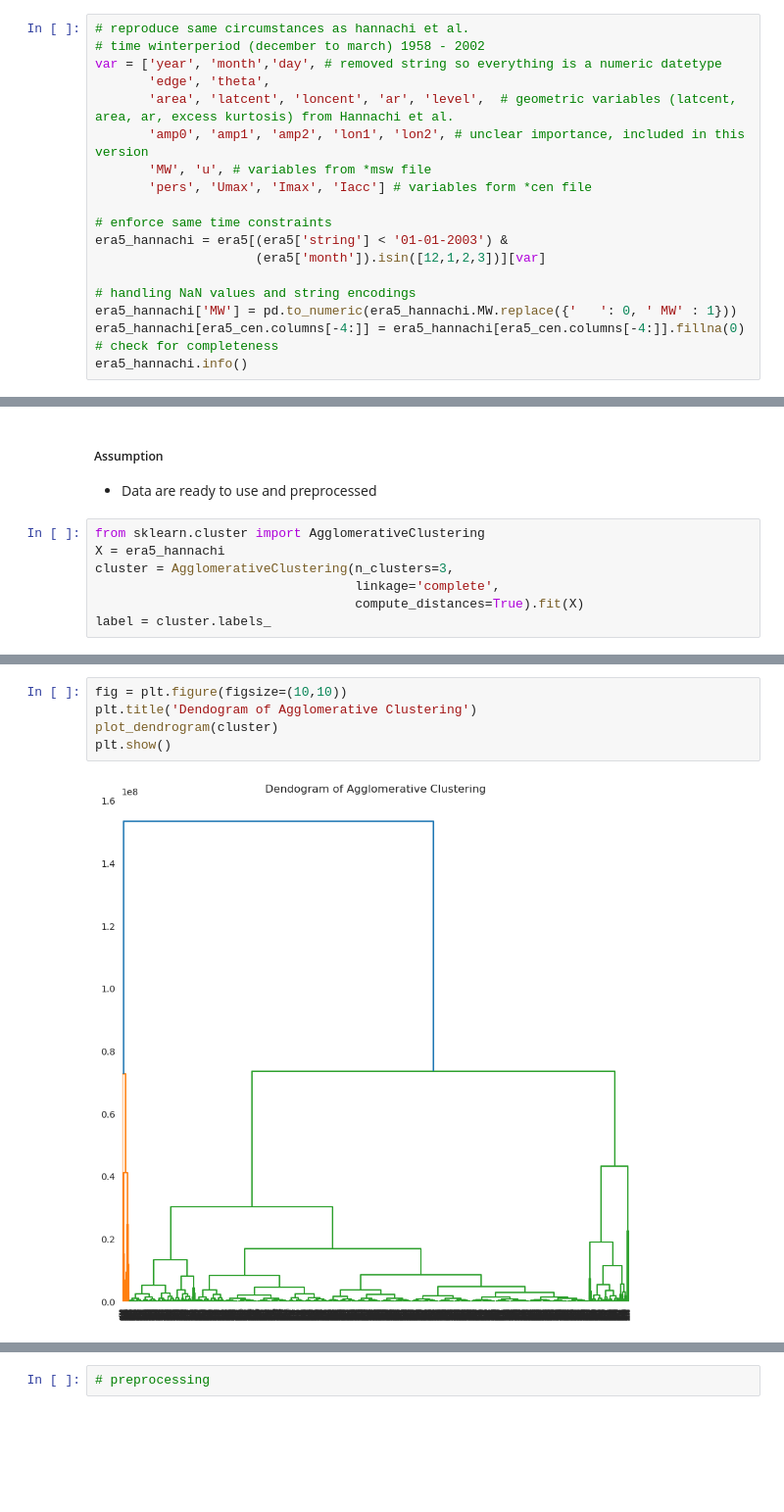
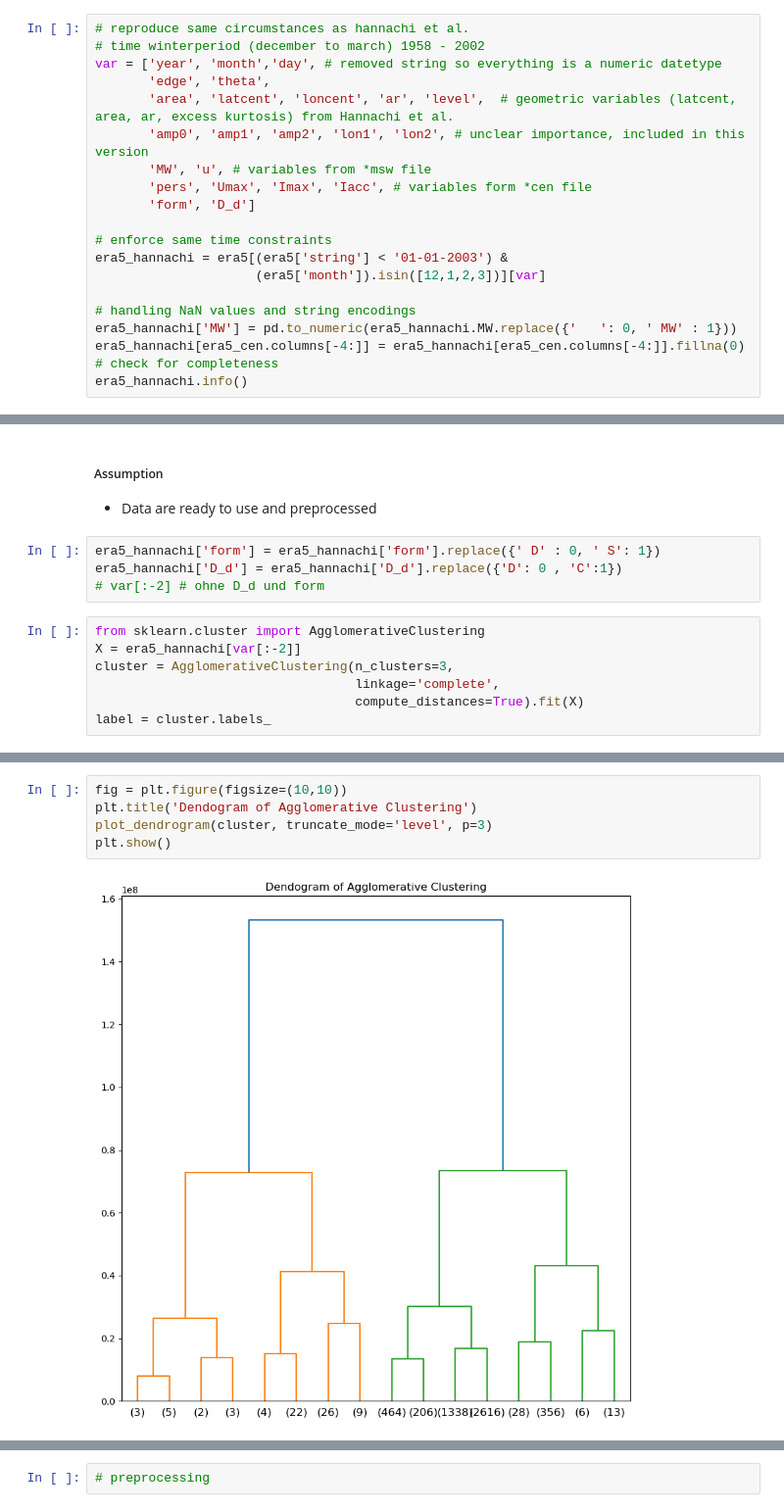
Before and after one commit to hGl0/arctic, a Jupyter notebook: Playground.ipynb, the cells around one changed output, grey strips where cells are left out. Shown at 98% size. Drawn from its saved outputs; the diff is of its cells as text; blank space fills up the shorter version.

Commit message:
Hierarchical clustering reproduces Hannachi et al. approximately(!), check for errors and possible sources of differences, check for label integrity with entire data set

```diff
--- a/Playground.ipynb
+++ b/Playground.ipynb
@@ -223,7 +247,8 @@ var = ['year', 'month','day', # removed string so everything is a numeric datety
        'area', 'latcent', 'loncent', 'ar', 'level',  # geometric variables (latcent, area, ar, excess kurtosis) from Hannachi et al.
        'amp0', 'amp1', 'amp2', 'lon1', 'lon2', # unclear importance, included in this version
        'MW', 'u', # variables from *msw file
-       'pers', 'Umax', 'Imax', 'Iacc'] # variables form *cen file
+       'pers', 'Umax', 'Imax', 'Iacc', # variables form *cen file
+       'form', 'D_d']
 
 # enforce same time constraints
 era5_hannachi = era5[(era5['string'] < '01-01-2003') &
@@ -255,9 +280,13 @@ memory usage: 876.7 KB
 # %% [markdown]
 ##### Assumption
 - Data are ready to use and preprocessed
+# %%
+era5_hannachi['form'] = era5_hannachi['form'].replace({' D' : 0, ' S': 1})
+era5_hannachi['D_d'] = era5_hannachi['D_d'].replace({'D': 0 , 'C':1})
+# var[:-2] # ohne D_d und form
 # %%
 from sklearn.cluster import AgglomerativeClustering
-X = era5_hannachi
+X = era5_hannachi[var[:-2]]
 cluster = AgglomerativeClustering(n_clusters=3,
                                   linkage='complete',
                                   compute_distances=True).fit(X)
@@ -265,10 +351,10 @@ label = cluster.labels_
 # %%
 fig = plt.figure(figsize=(10,10))
 plt.title('Dendogram of Agglomerative Clustering')
-plot_dendrogram(cluster)
+plot_dendrogram(cluster, truncate_mode='level', p=3)
 plt.show()
 # %% [output]
-[figure, old version]
+[figure, new version]
 # %%
 import numpy as np
 import matplotlib.pyplot as plt
```
Also changed, not shown: parts of 11 cells of this notebook, 1 other file.
